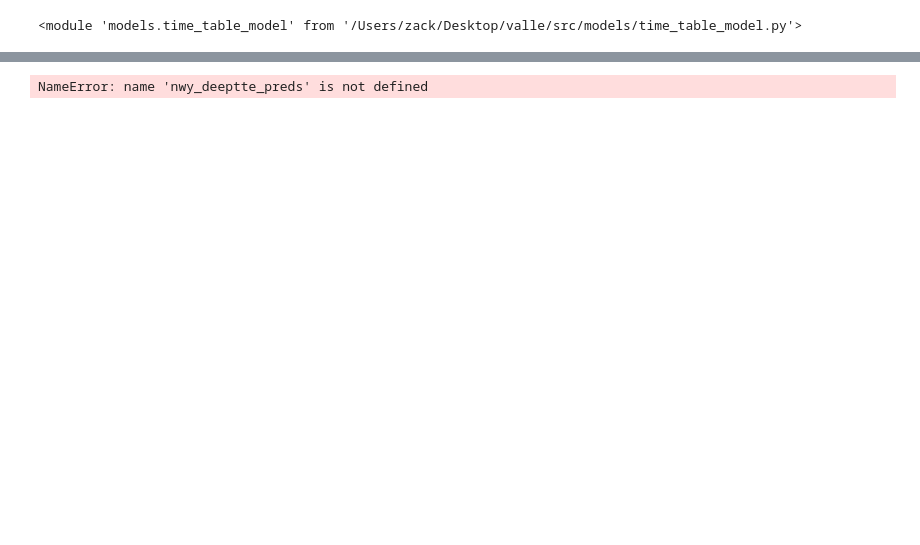
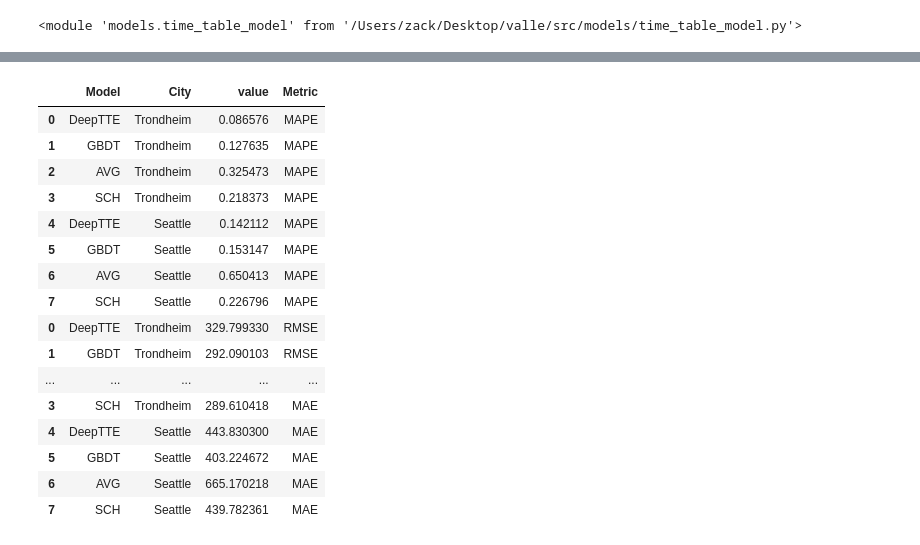
Before and after one commit to zackAemmer/generalizable_travel_times, a Jupyter notebook: src/04_explore_results.ipynb, the cells around one changed output, grey strips where cells are left out. Drawn from its saved outputs; the diff is of its cells as text; code cells hidden in the pictures; blank space fills up the shorter version.

Commit message:
Simple schedule model working for both networks

```diff
--- a/src/04_explore_results.ipynb
+++ b/src/04_explore_results.ipynb
@@ -37,7 +37,7 @@ with open("../results/nwy2weeks/data/config.json") as f:
     nwy_config = json.load(f)
 # %%
 # Read in test data
-nwy_contents = open("../results/kcm2weeks/data/test", "r").read()
+kcm_contents = open("../results/kcm2weeks/data/test", "r").read()
 kcm_test_data = [json.loads(str(item)) for item in kcm_contents.strip().split('\n')]
 
 nwy_contents = open("../results/nwy2weeks/data/test", "r").read()
@@ -108,11 +108,13 @@ kcm_gbdt_preds = kcm_reg.predict(X_test_kcm)
 # Use schedule model to make preds on test data
 with open('../results/nwy2weeks/data/test_traces.pkl', 'rb') as f:
     nwy_test_traces = pickle.load(f)
-nwy_sch = time_table_model.TimeTableModel("../data/nwy_gtfs/2weeks/", "Europe/Oslo")
-nwy_sch_preds, nwy_sch_labels = nwy_sch.predict_using_schedule_only(nwy_test_traces)
+nwy_sch = time_table_model.TimeTableModel("../data/nwy_gtfs/04_11_22/", "Europe/Oslo", "datedvehiclejourney")
+nwy_sch_preds, nwy_sch_labels, nwy_lost = nwy_sch.predict_using_schedule_only(nwy_test_traces)
+print("NWY Lost: "+str(nwy_lost))
 
-# with open('../results/kcm2weeks/data/test_traces.pkl', 'rb') as f:
-#     kcm_test_traces = pickle.load(f)
-# kcm_sch = time_table_model.TimeTableModel("../data/kcm_gtfs/", "America/Los_Angeles")
-# kcm_sch_preds, kcm_sch_labels = kcm_sch.predict_using_schedule_only(kcm_test_traces)
+with open('../results/kcm2weeks/data/test_traces.pkl', 'rb') as f:
+    kcm_test_traces = pickle.load(f)
+kcm_sch = time_table_model.TimeTableModel("../data/kcm_gtfs/", "America/Los_Angeles", "tripid")
+kcm_sch_preds, kcm_sch_labels, kcm_lost = kcm_sch.predict_using_schedule_only(kcm_test_traces)
+print("KCM Lost: "+str(kcm_lost))
 # %% [output]
@@ -130,3 +123,12 @@ nwy_test_traces.head()
+# %%
+# Give the schedule model the benefit of the doubt and remove anything with an error over 15 minutes (there are some large outliers)
+nwy_residuals = nwy_sch_labels - nwy_sch_preds
+nwy_sch_labels2 = nwy_sch_labels[nwy_residuals<900]
+nwy_sch_preds2 = nwy_sch_preds[nwy_residuals<900]
+
+kcm_residuals = kcm_sch_labels - kcm_sch_preds
+kcm_sch_labels2 = kcm_sch_labels[kcm_residuals<900]
+kcm_sch_preds2 = kcm_sch_preds[kcm_residuals<900]
 # %%
 # Compare different methods for predicting travel times of the test data
 model_performances = {
@@ -135,7 +137,7 @@ model_performances = {
             "DeepTTE": metrics.mean_absolute_percentage_error(nwy_deeptte_preds.label, nwy_deeptte_preds.pred),
             "GBDT": metrics.mean_absolute_percentage_error(nwy_gbdt_preds, [x['time'] for x in nwy_test_data]),
             "AVG": metrics.mean_absolute_percentage_error(nwy_avg_preds, [x['time'] for x in nwy_test_data]),
-            "SCH": metrics.mean_absolute_percentage_error(nwy_sch_preds, nwy_sch_labels)
+            "SCH": metrics.mean_absolute_percentage_error(nwy_sch_preds2, nwy_sch_labels2)
         },
         "Seattle": {
             "DeepTTE": metrics.mean_absolute_percentage_error(kcm_deeptte_preds.label, kcm_deeptte_preds.pred),
@@ -156,34 +158,50 @@ model_performances = {
             "GBDT": np.sqrt(metrics.mean_squared_error(kcm_gbdt_preds, [x['time'] for x in kcm_test_data])),
             "AVG": np.sqrt(metrics.mean_squared_error(kcm_avg_preds, [x['time'] for x in kcm_test_data])),
             "SCH": np.sqrt(metrics.mean_squared_error(kcm_sch_preds, kcm_sch_labels)),
         }
     },
     "MAE": {
         "Trondheim": {
             "DeepTTE": metrics.mean_absolute_error(nwy_deeptte_preds.label, nwy_deeptte_preds.pred),
             "GBDT": metrics.mean_absolute_error(nwy_gbdt_preds, [x['time'] for x in nwy_test_data]),
             "AVG": metrics.mean_absolute_error(nwy_avg_preds, [x['time'] for x in nwy_test_data]),
             "SCH": metrics.mean_absolute_error(nwy_sch_preds, nwy_sch_labels)
         },
         "Seattle": {
             "DeepTTE": metrics.mean_absolute_error(kcm_deeptte_preds.label, kcm_deeptte_preds.pred),
             "GBDT": metrics.mean_absolute_error(kcm_gbdt_preds, [x['time'] for x in kcm_test_data]),
             "AVG": metrics.mean_absolute_error(kcm_avg_preds, [x['time'] for x in kcm_test_data]),
             "SCH": metrics.mean_absolute_error(kcm_sch_preds, kcm_sch_labels)
         }
     }
 }
 model_performances_df = []
 for metric in model_performances.keys():
     df = pd.DataFrame(model_performances[metric]).reset_index()
     df = df.melt(id_vars="index", value_vars=['Trondheim', 'Seattle'])
     df['Metric'] = metric
     model_performances_df.append(df)
 model_performances_df = pd.concat(model_performances_df)
 model_performances_df.columns = ["Model","City","value","Metric"]
 model_performances_df
 # %% [output]
-NameError: name 'nwy_deeptte_preds' is not defined
+|  | Model | City | value | Metric |
+| 0 | DeepTTE | Trondheim | 0.086576 | MAPE |
+| 1 | GBDT | Trondheim | 0.127635 | MAPE |
+| 2 | AVG | Trondheim | 0.325473 | MAPE |
+| 3 | SCH | Trondheim | 0.218373 | MAPE |
+| 4 | DeepTTE | Seattle | 0.142112 | MAPE |
+| 5 | GBDT | Seattle | 0.153147 | MAPE |
+| 6 | AVG | Seattle | 0.650413 | MAPE |
+| 7 | SCH | Seattle | 0.226796 | MAPE |
+| 0 | DeepTTE | Trondheim | 329.799330 | RMSE |
+| 1 | GBDT | Trondheim | 292.090103 | RMSE |
+| ... | ... | ... | ... | ... |
+| 3 | SCH | Trondheim | 289.610418 | MAE |
+| 4 | DeepTTE | Seattle | 443.830300 | MAE |
+| 5 | GBDT | Seattle | 403.224672 | MAE |
+| 6 | AVG | Seattle | 665.170218 | MAE |
+| 7 | SCH | Seattle | 439.782361 | MAE |
 # %%
 # Plot accuracy across all models
 fig, ax = plt.subplots(1,1)
```
Also changed, not shown: parts of 8 cells of this notebook, 4 other files.
